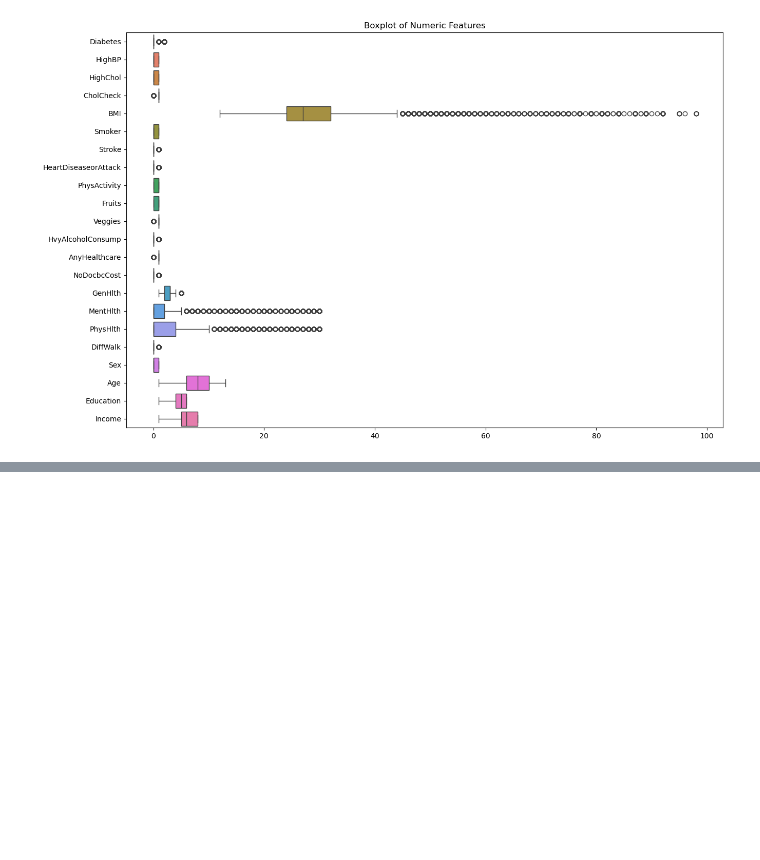
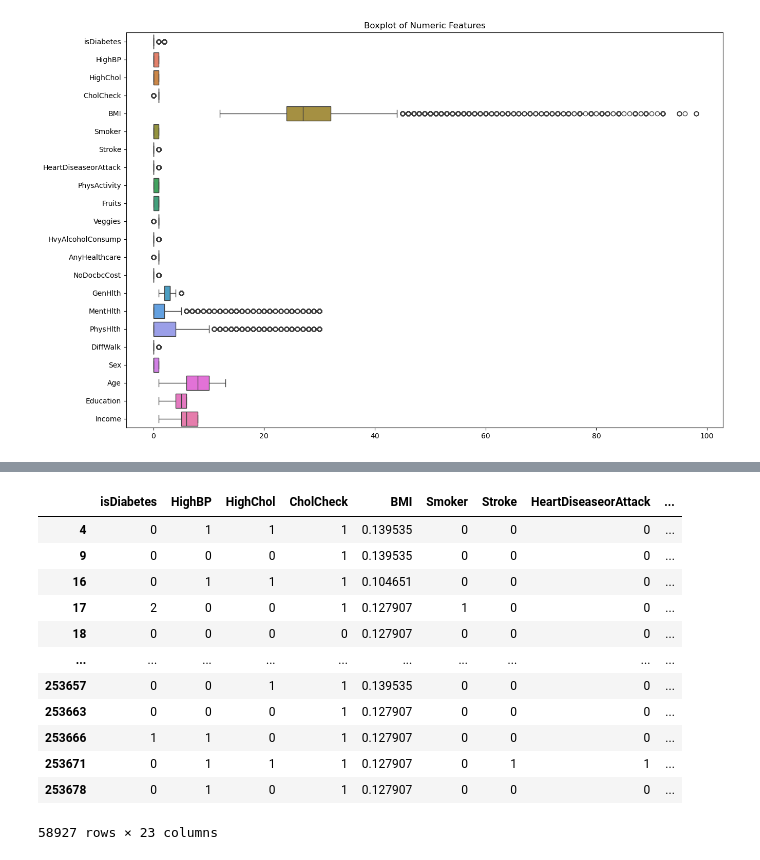
Before and after one commit to Martinexe4/Eksperimen_SML_Martin_Ompusunggu, a Jupyter notebook: preprocessing/Eksperimen_Martin_Ompusunggu.ipynb, the cells around one changed output, grey strips where cells are left out. Cells and saved outputs as stored; diff of their text form; code cells hidden in the pictures; blank space fills up the shorter version.

```diff
--- a/preprocessing/Eksperimen_Martin_Ompusunggu.ipynb
+++ b/preprocessing/Eksperimen_Martin_Ompusunggu.ipynb
@@ -672,0 +465,38 @@ Name: Diabetes, Length: 22979, dtype: int32
+# %%
+def full_preprocessing_pipeline(df, binary_features, numerical_features, ordinal_features,
+                                save_dir="../model", output_csv_name="../final_preprocessed_diabetes.csv"):
+    df = df.copy()
+
+    # Step 1: Label Encoding untuk fitur biner
+    for feature in binary_features:
+        encoder = LabelEncoder()
+        encoder.fit(df[feature])
+        df[feature] = encoder.transform(df[feature])
+        joblib.dump(encoder, f"{save_dir}/encoder_{feature}.joblib")
+
+    # Step 2: Scaling untuk fitur numerik
+    for feature in numerical_features:
+        scaler = MinMaxScaler()
+        X = df[feature].values.reshape(-1, 1)
+        scaler.fit(X)
+        df[feature] = scaler.transform(X)
+        joblib.dump(scaler, f"{save_dir}/scaler_{feature}.joblib")
+
+    # Step 3: Ordinal Encoding untuk fitur ordinal
+    ordinal_encoder = OrdinalEncoder()
+    df[ordinal_features] = ordinal_encoder.fit_transform(df[ordinal_features])
+    joblib.dump(ordinal_encoder, f"{save_dir}/ordinal_encoder.joblib")
+
+    # Simpan hasil akhir
+    final_path = f"{save_dir}/{output_csv_name}"
+    df.to_csv(final_path, index=False, header=True)
+
+    return df, final_path
+
+# Jalankan pipeline pada dataset awal
+df_processed, final_output_path = full_preprocessing_pipeline(
+    df=df,
+    binary_features=preprocessing_info['binary_categorical_features'],
+    numerical_features=preprocessing_info['numerical_features'],
+    ordinal_features=preprocessing_info['ordinal_features']
+)
@@ -672,0 +518,16 @@ Name: Diabetes, Length: 22979, dtype: int32
+# %%
+df_processed[df_processed['BMI_Category'] == 1]
+# %% [output]
+|  | isDiabetes | HighBP | HighChol | CholCheck | BMI | Smoker | Stroke | HeartDiseaseorAttack | ... |
+| 4 | 0 | 1 | 1 | 1 | 0.139535 | 0 | 0 | 0 | ... |
+| 9 | 0 | 0 | 0 | 1 | 0.139535 | 0 | 0 | 0 | ... |
+| 16 | 0 | 1 | 1 | 1 | 0.104651 | 0 | 0 | 0 | ... |
+| 17 | 2 | 0 | 0 | 1 | 0.127907 | 1 | 0 | 0 | ... |
+| 18 | 0 | 0 | 0 | 0 | 0.127907 | 0 | 0 | 0 | ... |
+| ... | ... | ... | ... | ... | ... | ... | ... | ... | ... |
+| 253657 | 0 | 0 | 1 | 1 | 0.139535 | 0 | 0 | 0 | ... |
+| 253663 | 0 | 0 | 0 | 1 | 0.127907 | 0 | 0 | 0 | ... |
+| 253666 | 1 | 1 | 0 | 1 | 0.127907 | 0 | 0 | 0 | ... |
+| 253671 | 0 | 1 | 1 | 1 | 0.127907 | 0 | 1 | 1 | ... |
+| 253678 | 0 | 1 | 0 | 1 | 0.127907 | 0 | 0 | 0 | ... |
+58927 rows × 23 columns
```
Also changed, not shown: parts of 47 cells of this notebook.
